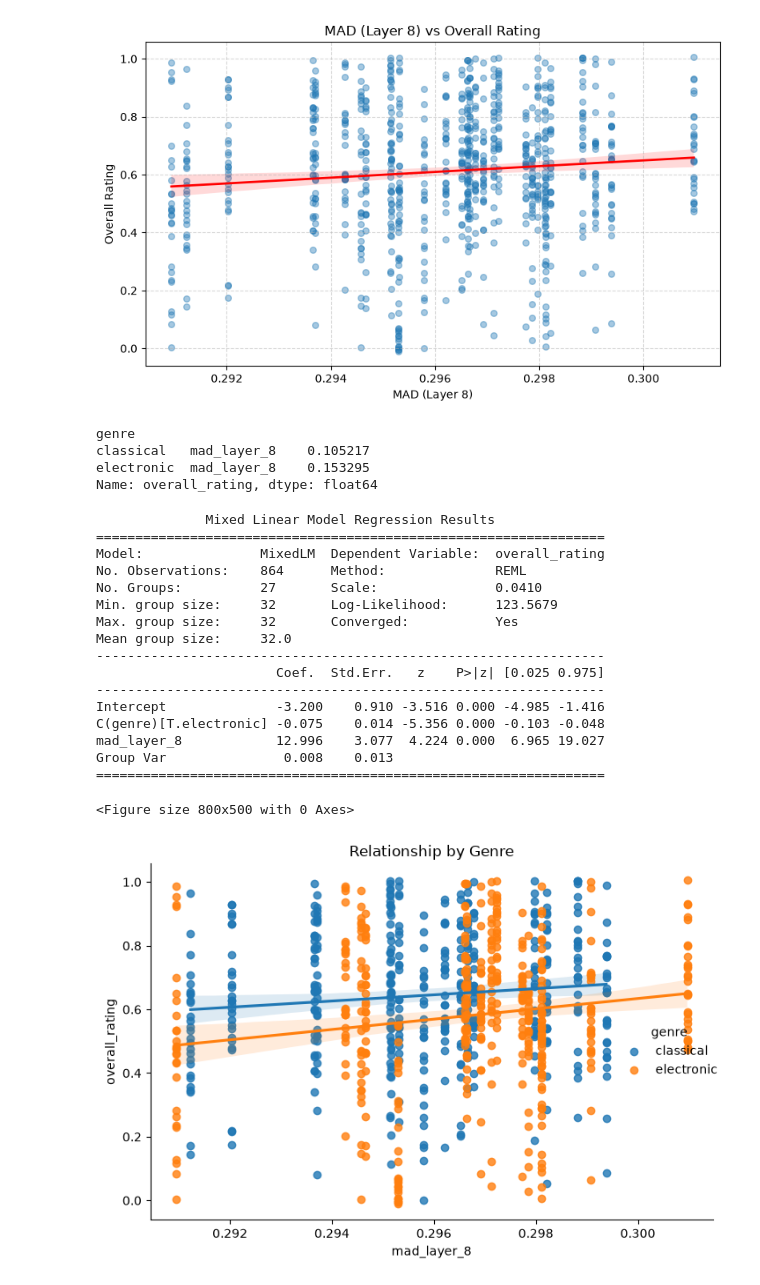
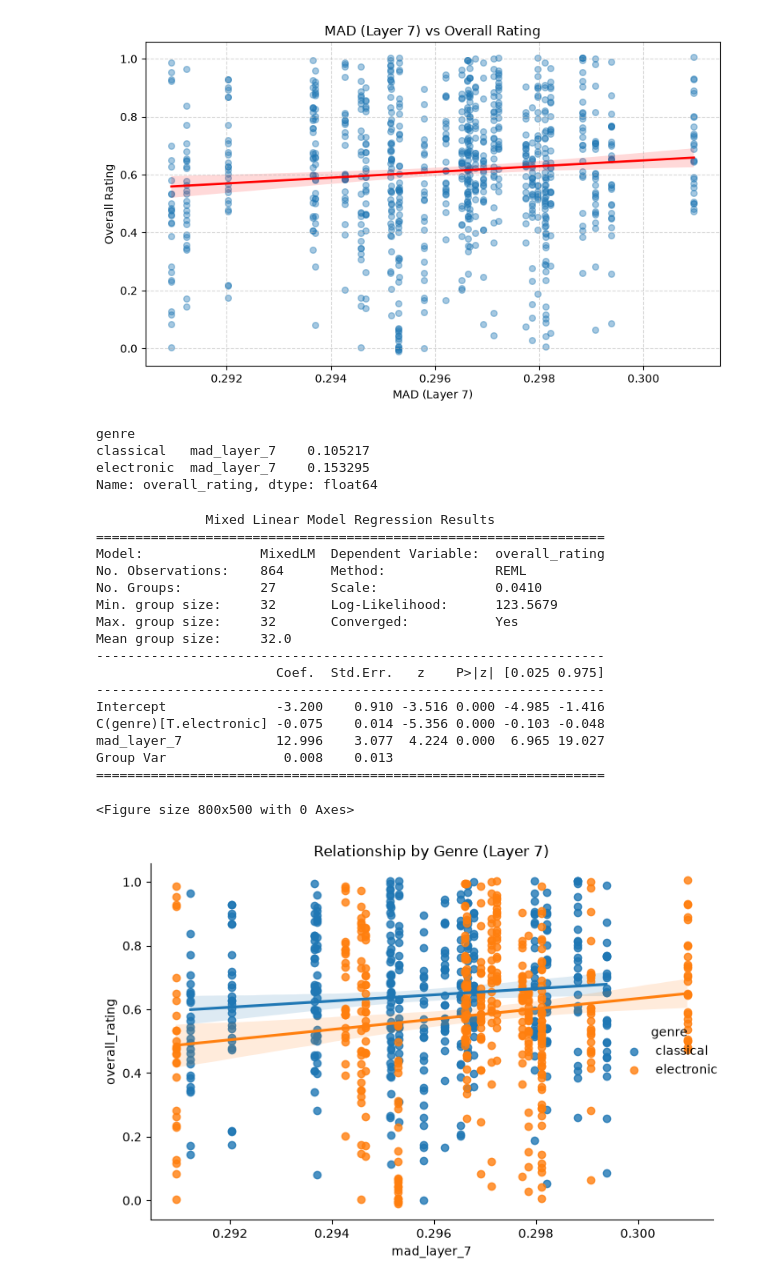
Before and after one commit to visnalab/music-gen-analysis, a Jupyter notebook: notebooks/participant_analysis.ipynb, the cells around one changed output. Cells and saved outputs as stored; diff of their text form; code cells hidden in the pictures.

```diff
--- a/notebooks/participant_analysis.ipynb
+++ b/notebooks/participant_analysis.ipynb
@@ -18,7 +18,8 @@ OUTPUT_DIR.mkdir(parents=True, exist_ok=True)
 mad_dict = utils.load_pickle("mad_data.pkl")
 mad_df = utils.mad_dict_to_dataframe(mad_dict)
 
-mad_8 = mad_df[mad_df["layer"] == 7 ]
+layer = 7
+mad_layer = mad_df[mad_df["layer"] == layer ]
 # %%
 pickle_files = sorted(list(DATA_DIR.glob("*.pickle")) + list(DATA_DIR.glob("*.pkl")))
 print(f"Found {len(pickle_files)} pickle files")
@@ -46,7 +47,7 @@ for pf in pickle_files:
         if len(dial_vals) != 3601 or len(dial_times) != 3601:
             raise ValueError(f"Trial {trial_number} in {pf.name} does not have 3601 samples.")
 
-        mad_layer_8 = mad_8.loc[mad_8["piece_id"] == piece_id, "mad"].values[0]
+        madx = mad_layer.loc[mad_layer["piece_id"] == piece_id, "mad"].values[0]
 
         # Trial-level row++
         trial_rows.append({
@@ -55,7 +56,7 @@ for pf in pickle_files:
             "piece_id": piece_id,
             "genre": genre,
             "overall_rating": overall_rating,
-            "mad_layer_8": mad_layer_8,
+            f"mad_layer_{layer}": madx,
         })
 
         # Time-series rows
@@ -69,7 +70,7 @@ for pf in pickle_files:
                 "sample_index": i,
                 "dial_value": dial_vals[i],
                 "overall_rating": overall_rating,
-                "mad_layer_8": mad_layer_8
+                f"mad_layer_{layer}": madx
             })
 
 trial_df = pd.DataFrame(trial_rows)
@@ -146,19 +147,19 @@ plt.show()
 [figure]
 # %%
 # Correlation by genre
-genre_corr = trial_df.groupby('genre')[['mad_layer_8', 'overall_rating']].corr().iloc[0::2, 1]
+genre_corr = trial_df.groupby('genre')[[f'mad_layer_{layer}', 'overall_rating']].corr().iloc[0::2, 1]
 print(genre_corr)
 # %% [output]
 genre
-classical   mad_layer_8    0.105217
-electronic  mad_layer_8    0.153295
+classical   mad_layer_7    0.105217
+electronic  mad_layer_7    0.153295
 Name: overall_rating, dtype: float64
 # %%
 import statsmodels.formula.api as smf
 
 # Fixed effects: mad_8_seconds + genre | Random effect: subject_id
 lmm_model = smf.mixedlm(
-    "overall_rating ~ mad_layer_8 + C(genre)",
+    f"overall_rating ~ mad_layer_{layer} + C(genre)",
     data=trial_df,
     groups=trial_df["subject_id"]
 )
@@ -178,27 +179,27 @@ Mean group size:     32.0
 -----------------------------------------------------------------
 Intercept              -3.200    0.910 -3.516 0.000 -4.985 -1.416
 C(genre)[T.electronic] -0.075    0.014 -5.356 0.000 -0.103 -0.048
-mad_layer_8            12.996    3.077  4.224 0.000  6.965 19.027
+mad_layer_7            12.996    3.077  4.224 0.000  6.965 19.027
 Group Var               0.008    0.013
 =================================================================
 # %%
 import matplotlib.pyplot as plt
 import seaborn as sns
 
 plt.figure(figsize=(8, 5))
 
 # Faceted by genre
 sns.lmplot(
     data=trial_df,
-    x='mad_layer_8',
+    x=f'mad_layer_{layer}',
     y='overall_rating',
     hue='genre',
     height=5,
     aspect=1.2
 )
-plt.title('Relationship by Genre')
+plt.title(f'Relationship by Genre (Layer {layer})')
 plt.tight_layout()
 plt.show()
 # %% [output]
 <Figure size 800x500 with 0 Axes>
-[figure, old version]
+[figure, new version]
```
Also changed, not shown: parts of 13 cells of this notebook.
